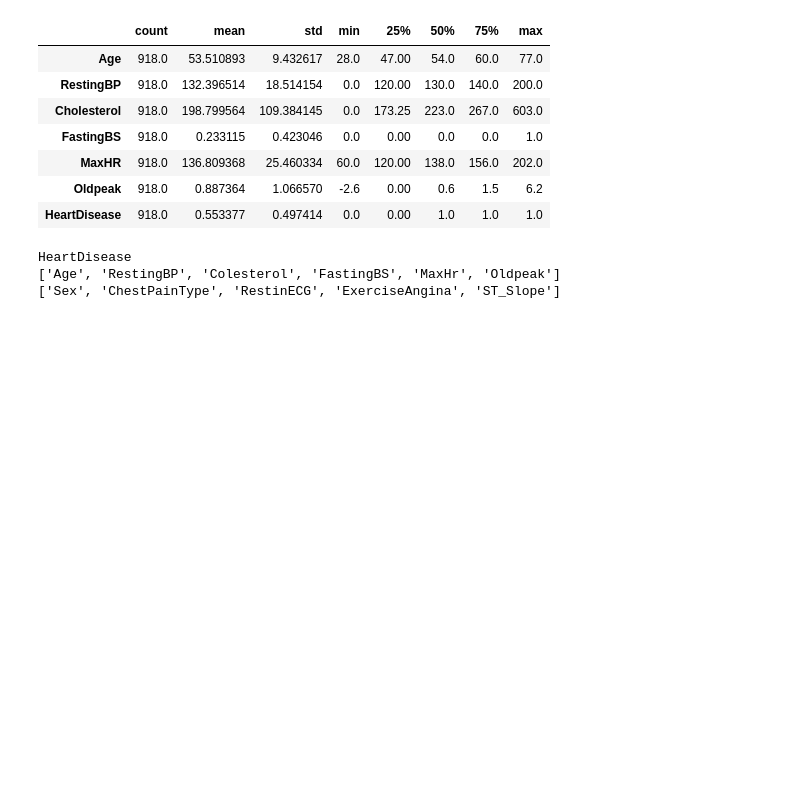
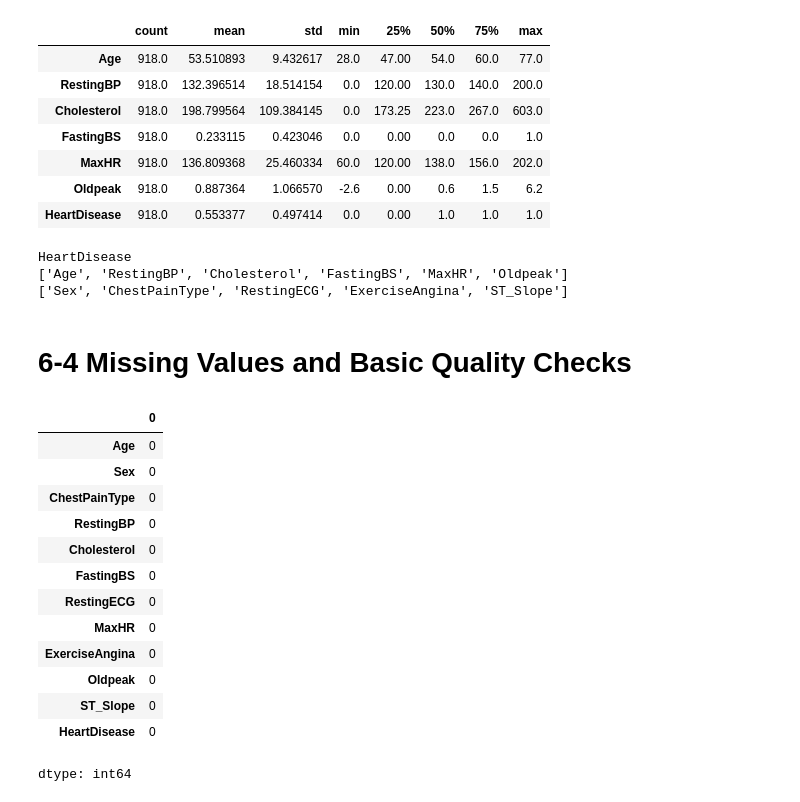
Before and after one commit to hijbullahx/AI-ML-with-phitron, a Jupyter notebook: 02_Machine_Learning/06/EDA.ipynb, the cells around one changed output. Drawn from its saved outputs; the diff is of its cells as text; code cells hidden in the pictures; blank space fills up the shorter version.

```diff
--- a/02_Machine_Learning/06/EDA.ipynb
+++ b/02_Machine_Learning/06/EDA.ipynb
@@ -69,13 +69,33 @@ df.describe().T
 # %%
 #Define target and feature types
 target_col = "HeartDisease"
-numeric_col = ["Age", "RestingBP", "Colesterol", "FastingBS", "MaxHr", "Oldpeak"]
-categorical_cols= ["Sex", "ChestPainType", "RestinECG", "ExerciseAngina", "ST_Slope"]
+numeric_col = ["Age", "RestingBP", "Cholesterol", "FastingBS", "MaxHR", "Oldpeak"]
+categorical_cols= ["Sex", "ChestPainType", "RestingECG", "ExerciseAngina", "ST_Slope"]
 
 print(target_col)
 print(numeric_col)
 print(categorical_cols)
 # %% [output]
 HeartDisease
-['Age', 'RestingBP', 'Colesterol', 'FastingBS', 'MaxHr', 'Oldpeak']
-['Sex', 'ChestPainType', 'RestinECG', 'ExerciseAngina', 'ST_Slope']
+['Age', 'RestingBP', 'Cholesterol', 'FastingBS', 'MaxHR', 'Oldpeak']
+['Sex', 'ChestPainType', 'RestingECG', 'ExerciseAngina', 'ST_Slope']
+# %% [markdown]
+# 6-4 Missing Values and Basic Quality Checks
+# %%
+#Check missing values count per column
+df.isna().sum()
+# %% [output]
+|  | 0 |
+| Age | 0 |
+| Sex | 0 |
+| ChestPainType | 0 |
+| RestingBP | 0 |
+| Cholesterol | 0 |
+| FastingBS | 0 |
+| RestingECG | 0 |
+| MaxHR | 0 |
+| ExerciseAngina | 0 |
+| Oldpeak | 0 |
+| ST_Slope | 0 |
+| HeartDisease | 0 |
+dtype: int64
```
Also changed, not shown: parts of 2 cells of this notebook.
